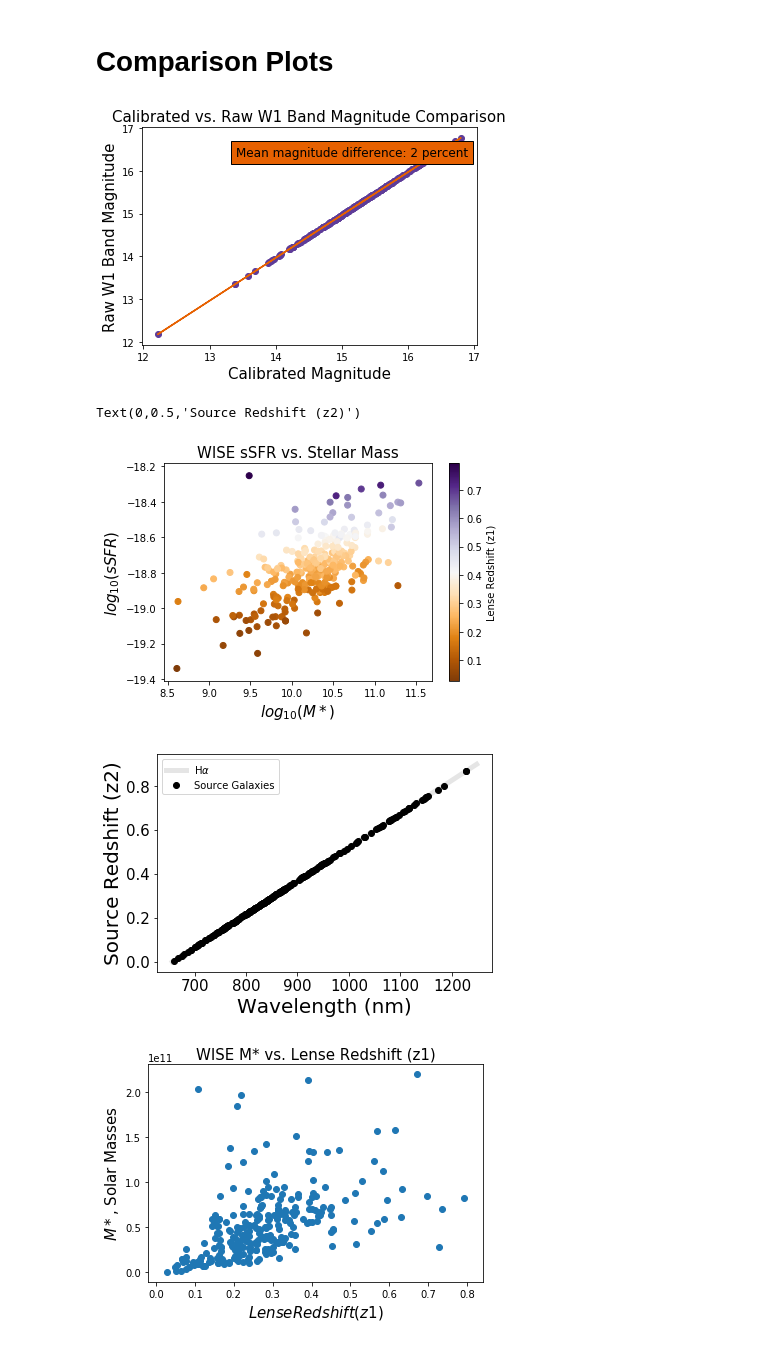
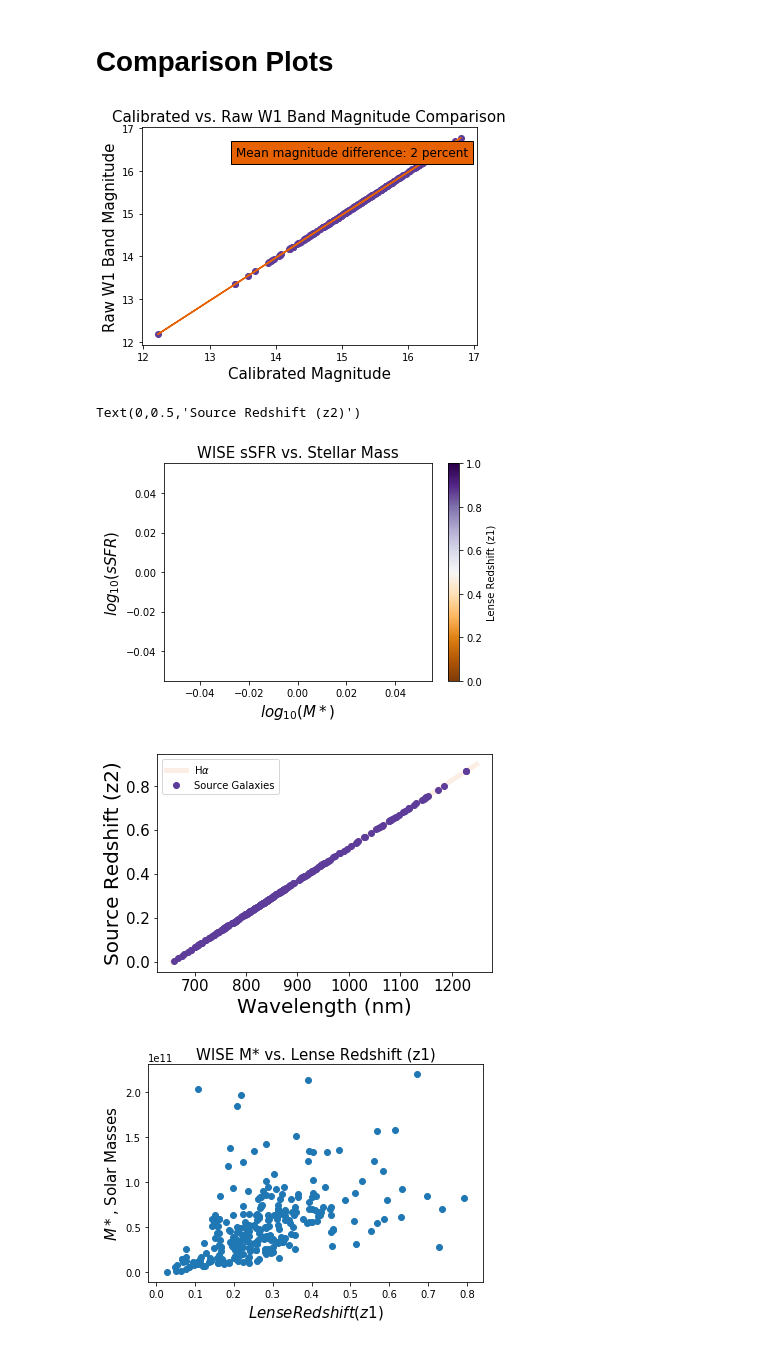
Before and after one commit to beckysteele/python_playground, a Jupyter notebook: strong_lensing_research/Research Plots (Becky).ipynb, the cells around one changed output. Cells and saved outputs as stored; diff of their text form; code cells hidden in the pictures.

Commit message:
Updated histograms, modified H_alpha plot

```diff
--- a/strong_lensing_research/Research Plots (Becky).ipynb
+++ b/strong_lensing_research/Research Plots (Becky).ipynb
@@ -294,7 +294,7 @@ v_elg_elg_pairs = c * ((1+z1_elg_elg_pairs)**2 - 1)/((1+z1_elg_elg_pairs)**2 + 1
 #Distance Calculation by spec. type: all pairs, PG+ELG, PG+PG, ELG+PG, ELG+ELG (units in pc)
 #-------------------------------------------------------------------------------------------
 d_all_pairs = (v_all_pairs/h0)*1e6
-d_pg_elg_pairs = (v_pg_elg_pairs/h0)*1e6
+d_pg_elg_pairs = np.absolute((v_pg_elg_pairs/h0)*1e6)
 d_pg_pg_pairs = (v_pg_pg_pairs/h0)*1e6
 d_elg_pg_pairs = (v_elg_pg_pairs/h0)*1e6
 d_elg_elg_pairs = (v_elg_elg_pairs/h0)*1e6
@@ -309,7 +309,9 @@ AbsMag_pg_elg_pairs = w1_pg_elg_pairs - 5*np.log10(d_pg_elg_pairs) + 5 + 7.1*np.
 AbsMag_pg_pg_pairs = w1_pg_pg_pairs - 5*np.log10(d_pg_pg_pairs) + 5 + 7.1*np.log10(1+z1_pg_pg_pairs)
 AbsMag_elg_pg_pairs = w1_elg_pg_pairs - 5*np.log10(d_elg_pg_pairs) + 5 + 7.1*np.log10(1+z1_elg_pg_pairs)
 AbsMag_elg_elg_pairs = w1_elg_elg_pairs - 5*np.log10(d_elg_elg_pairs) + 5 + 7.1*np.log10(1+z1_elg_elg_pairs)
-#print(AbsMag_elg_elg_pairs)
+#print(AbsMag_pg_elg_pairs)
+#print(d_pg_elg_pairs)
+
 
 #-----------------------------------------------------------------------------------------------------
 #Luminosity Calculation by spec. type: all pairs, PG+ELG, PG+PG, ELG+PG, ELG+ELG (units in watts)
@@ -322,13 +324,14 @@ L_elg_elg_pairs = 10**(0.4*(Mag_sun_w1 - AbsMag_elg_elg_pairs))
 #L_elg_elg_pairs
 
 #----------------------------------------------------------------------------------------------------------------
-#Stellar Mass Estimate from L_w1 by spec. type: all pairs, PG+ELG, PG+PG, ELG+PG, ELG+ELG (units in solar masses)
+#Stellar Mass Estimate from w1 by spec. type: all pairs, PG+ELG, PG+PG, ELG+PG, ELG+ELG (units in solar masses)
 #----------------------------------------------------------------------------------------------------------------
-Mstar_all_pairs = L_all_pairs * 0.6
-Mstar_pg_elg_pairs = L_pg_elg_pairs * 0.6
-Mstar_pg_pg_pairs = L_pg_pg_pairs * 0.6
-Mstar_elg_pg_pairs = L_elg_pg_pairs * 0.6
-Mstar_elg_elg_pairs = L_elg_elg_pairs * 0.6
+Mstar_all_pairs = w1_all_pairs * 0.6
+Mstar_pg_elg_pairs = w1_pg_elg_pairs * 0.6
+Mstar_pg_pg_pairs = w1_pg_pg_pairs * 0.6
+Mstar_elg_pg_pairs = w1_elg_pg_pairs * 0.6
+Mstar_elg_elg_pairs = w1_elg_elg_pairs * 0.6
+#print(Mstar_pg_elg_pairs)
 
 logMstar_est_all_pairs = np.log10(Mstar_all_pairs)
 
@@ -338,9 +341,16 @@ logMstar_est_all_pairs = np.log10(Mstar_all_pairs)
 logMstar_all_pairs = -1.96*(w1_all_pairs-w2_all_pairs)-0.03+np.log10(L_all_pairs)
 logMstardf = pd.DataFrame({'logMstarWISE':logMstar_all_pairs.values})
 wise_data_final = pd.merge(cataid, logMstardf, left_index=True, right_index=True)
-
 #Checking logMstar Calc - logMstar w1 estimate = 0ish
 diffcheck = logMstar_all_pairs-logMstar_est_all_pairs # Looked good
+logMstar_pg_elg_pairs = -1.96*(w1_pg_elg_pairs-w2_pg_elg_pairs)-0.03 +np.log10(L_pg_elg_pairs)
+#print(logMstar_pg_elg_pairs)
+
+#----------------------------------------------------------------------------------------------------------------
+#log(Mstar/Lw1) Calculation from Cluver et al. (2014) eq. 2 by spec. type: all pairs, PG+ELG, PG+PG, ELG+PG, ELG+ELG (units in solar masses)
+#----------------------------------------------------------------------------------------------------------------
+logMstar_Lw1_pg_elg_pairs = logMstar_pg_elg_pairs - np.log10(L_pg_elg_pairs)
+
 
 #-----------------------------------------------------------------------------------------------------
 #Flux Density Calculation by spec. type: all pairs, PG+ELG, PG+PG, ELG+PG, ELG+ELG (units in W/m^2/Hz)
@@ -596,37 +606,37 @@ p = plt.xlabel(r'$log_{10}(M*)$', fontsize=15)
 # Plot Halpha line first
 
 lambdaHalpha = 656.86 # nm
 z = np.arange(0,1,0.1)
 ll = lambdaHalpha*(1+z)
 plt.figure()
 plt.subplot(111)
 plt.title("")
-plt.plot(ll,z,'k-',linewidth=5,label=r'H$\alpha$',alpha=0.1)
+plt.plot(ll,z,'k-',linewidth=5,label=r'H$\alpha$',alpha=0.1,color='#e66101')
 
 
 #Keck broadband filters z and J
 # zbb = np.arange(999,1176,1)
 # Jbb = np.arange(1180,1416,1)
 # plt.fill_between(zbb, 0, 2, facecolor='orange', alpha=0.3)
 # plt.fill_between(Jbb, 0, 2, facecolor='red', alpha=0.3)
 
-plt.plot(lambdaHalpha*(1+z2_all_pairs), z2_all_pairs,'ko',label='Source Galaxies')
+plt.plot(lambdaHalpha*(1+z2_all_pairs), z2_all_pairs,'ko',label='Source Galaxies',color='#5e3c99')
 # p = plt.cbar = plt.colorbar(p, shrink=1, orientation='vertical') #, anchor=(0,1.5))
 # p = plt.cbar.set_label('Stellar Mass (M*)', fontsize=10)
 
 plt.legend()
 plt.tick_params(axis='both', which='major', labelsize=15)
 plt.tick_params(axis='both', which='minor', labelsize=15)
 
 plt.xlabel(r'Wavelength (nm)', fontsize=20)
 plt.ylabel(r'Source Redshift (z2)', fontsize=20)
 #plt.savefig('bandwidth_z.pdf',bbox_inches='tight')
 #plt.savefig('bandwidth_z.png',bbox_inches='tight')
 # %% [output]
 [figure]
 Text(0,0.5,'Source Redshift (z2)')
-[figure, old version]
+[figure, new version]
-[figure, old version]
+[figure, new version]
 # %%
 #------------------------------------------------------
 # Plot Mstar vs. z1
```
Also changed, not shown: parts of 2 cells of this notebook.
